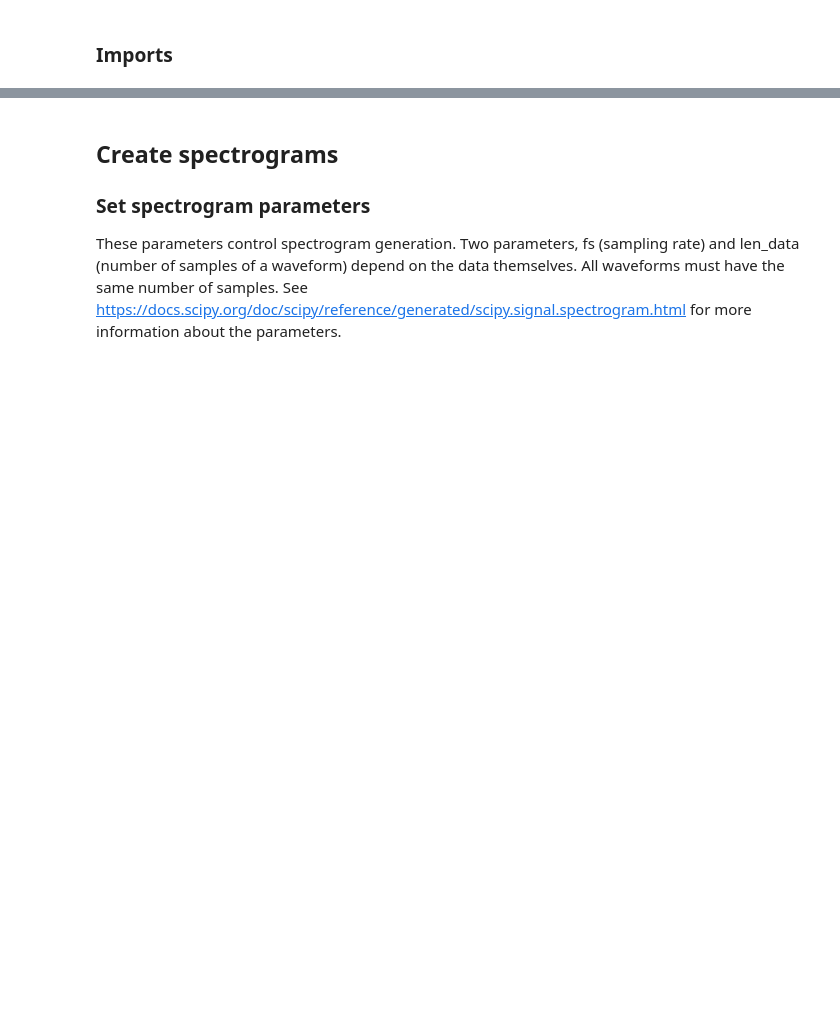
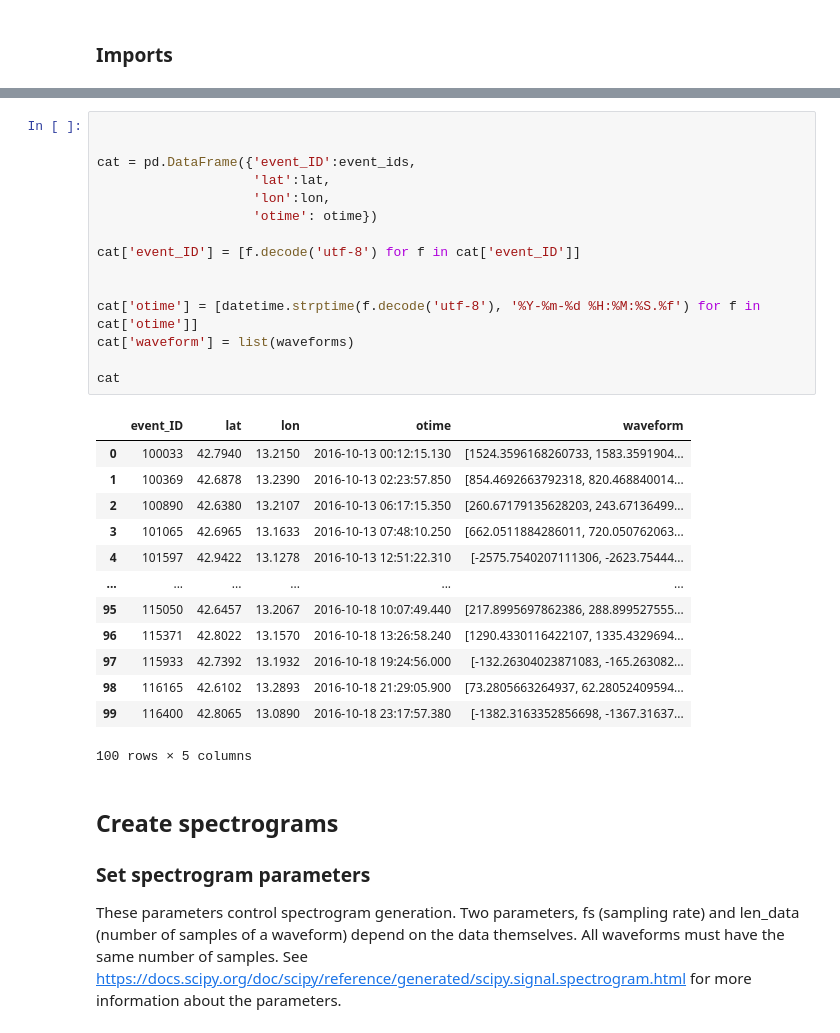
Before and after one commit to Specufex/specufex, a Jupyter notebook: tutorials/amatrice_tutorial.ipynb, the cells around one changed output, grey strips where cells are left out. Cells and saved outputs as stored; diff of their text form; blank space fills up the shorter version.

```diff
--- a/tutorials/amatrice_tutorial.ipynb
+++ b/tutorials/amatrice_tutorial.ipynb
@@ -218,3 +53,32 @@ with h5py.File("./data/amatrice/waveforms.h5", "w") as f:
+# %%
+
+
+cat = pd.DataFrame({'event_ID':event_ids,
+                    'lat':lat,
+                    'lon':lon,
+                    'otime': otime})
+
+cat['event_ID'] = [f.decode('utf-8') for f in cat['event_ID']]
+
+
+cat['otime'] = [datetime.strptime(f.decode('utf-8'), '%Y-%m-%d %H:%M:%S.%f') for f in cat['otime']]
+cat['waveform'] = list(waveforms)
+
+cat
+# %% [output]
+|  | event_ID | lat | lon | otime | waveform |
+| 0 | 100033 | 42.7940 | 13.2150 | 2016-10-13 00:12:15.130 | [1524.3596168260733, 1583.3591904... |
+| 1 | 100369 | 42.6878 | 13.2390 | 2016-10-13 02:23:57.850 | [854.4692663792318, 820.468840014... |
+| 2 | 100890 | 42.6380 | 13.2107 | 2016-10-13 06:17:15.350 | [260.67179135628203, 243.67136499... |
+| 3 | 101065 | 42.6965 | 13.1633 | 2016-10-13 07:48:10.250 | [662.0511884286011, 720.050762063... |
+| 4 | 101597 | 42.9422 | 13.1278 | 2016-10-13 12:51:22.310 | [-2575.7540207111306, -2623.75444... |
+| ... | ... | ... | ... | ... | ... |
+| 95 | 115050 | 42.6457 | 13.2067 | 2016-10-18 10:07:49.440 | [217.8995697862386, 288.899527555... |
+| 96 | 115371 | 42.8022 | 13.1570 | 2016-10-18 13:26:58.240 | [1290.4330116422107, 1335.4329694... |
+| 97 | 115933 | 42.7392 | 13.1932 | 2016-10-18 19:24:56.000 | [-132.26304023871083, -165.263082... |
+| 98 | 116165 | 42.6102 | 13.2893 | 2016-10-18 21:29:05.900 | [73.2805663264937, 62.28052409594... |
+| 99 | 116400 | 42.8065 | 13.0890 | 2016-10-18 23:17:57.380 | [-1382.3163352856698, -1367.31637... |
+100 rows × 5 columns
 # %% [markdown]
 ## Create spectrograms
 
```
Also changed, not shown: parts of 38 cells of this notebook, 6 other files.
